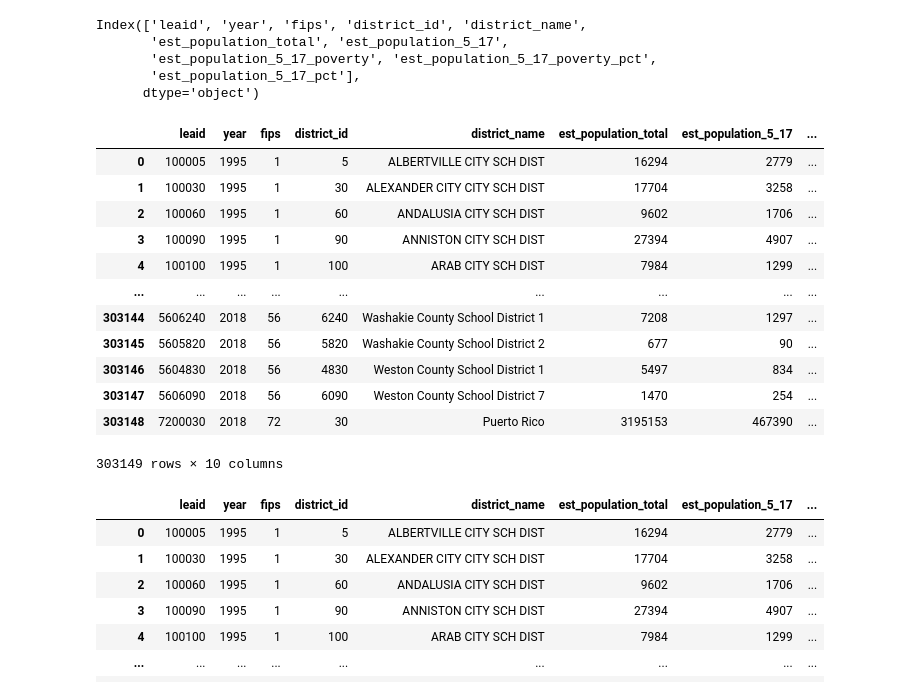
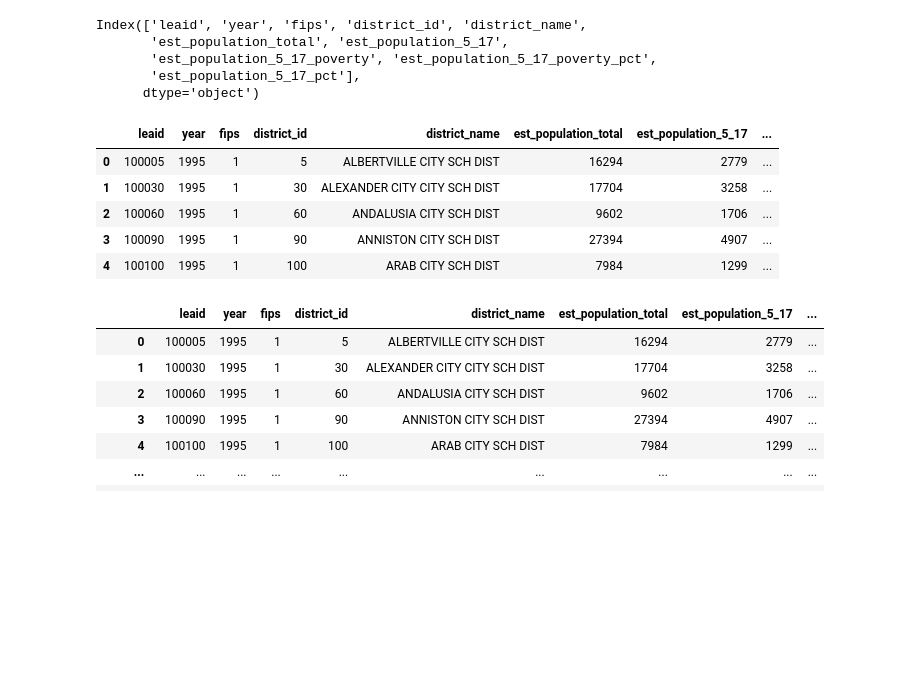
Before and after one commit to apaniagua6/Covid-impact-graduation, a Jupyter notebook: 03-educationdata-dashboards/poverty_estimates.ipynb, the cells around one changed output. Cells and saved outputs as stored; diff of their text form; code cells hidden in the pictures; blank space fills up the shorter version.

```diff
--- a/03-educationdata-dashboards/poverty_estimates.ipynb
+++ b/03-educationdata-dashboards/poverty_estimates.ipynb
@@ -10,28 +7,21 @@ Districts SAIPE, 1995–2018 24.9 MB
 # %%
 import pandas as pd
 
-poverty_estimates = pd.read_csv('poverty_estimates/districts_saipe.csv')
+poverty_estimates = pd.read_csv('poverty_estimates/districts_saipe.csv.zip')
 print(poverty_estimates.columns)
-poverty_estimates
+poverty_estimates.head()
 # %% [output]
 Index(['leaid', 'year', 'fips', 'district_id', 'district_name',
        'est_population_total', 'est_population_5_17',
        'est_population_5_17_poverty', 'est_population_5_17_poverty_pct',
        'est_population_5_17_pct'],
       dtype='object')
 |  | leaid | year | fips | district_id | district_name | est_population_total | est_population_5_17 | ... |
 | 0 | 100005 | 1995 | 1 | 5 | ALBERTVILLE CITY SCH DIST | 16294 | 2779 | ... |
 | 1 | 100030 | 1995 | 1 | 30 | ALEXANDER CITY CITY SCH DIST | 17704 | 3258 | ... |
 | 2 | 100060 | 1995 | 1 | 60 | ANDALUSIA CITY SCH DIST | 9602 | 1706 | ... |
 | 3 | 100090 | 1995 | 1 | 90 | ANNISTON CITY SCH DIST | 27394 | 4907 | ... |
 | 4 | 100100 | 1995 | 1 | 100 | ARAB CITY SCH DIST | 7984 | 1299 | ... |
-| ... | ... | ... | ... | ... | ... | ... | ... | ... |
-| 303144 | 5606240 | 2018 | 56 | 6240 | Washakie County School District 1 | 7208 | 1297 | ... |
-| 303145 | 5605820 | 2018 | 56 | 5820 | Washakie County School District 2 | 677 | 90 | ... |
-| 303146 | 5604830 | 2018 | 56 | 4830 | Weston County School District 1 | 5497 | 834 | ... |
-| 303147 | 5606090 | 2018 | 56 | 6090 | Weston County School District 7 | 1470 | 254 | ... |
-| 303148 | 7200030 | 2018 | 72 | 30 | Puerto Rico | 3195153 | 467390 | ... |
-303149 rows × 10 columns
 # %%
 # Creates Code dictionaries to help add human readable Columns to dataframe
 value_mappings = pd.read_excel(open('poverty_estimates/codebook_districts_saipe (1).xls', 'rb'),
```
Also changed, not shown: parts of 5 cells of this notebook, 5 other files.
